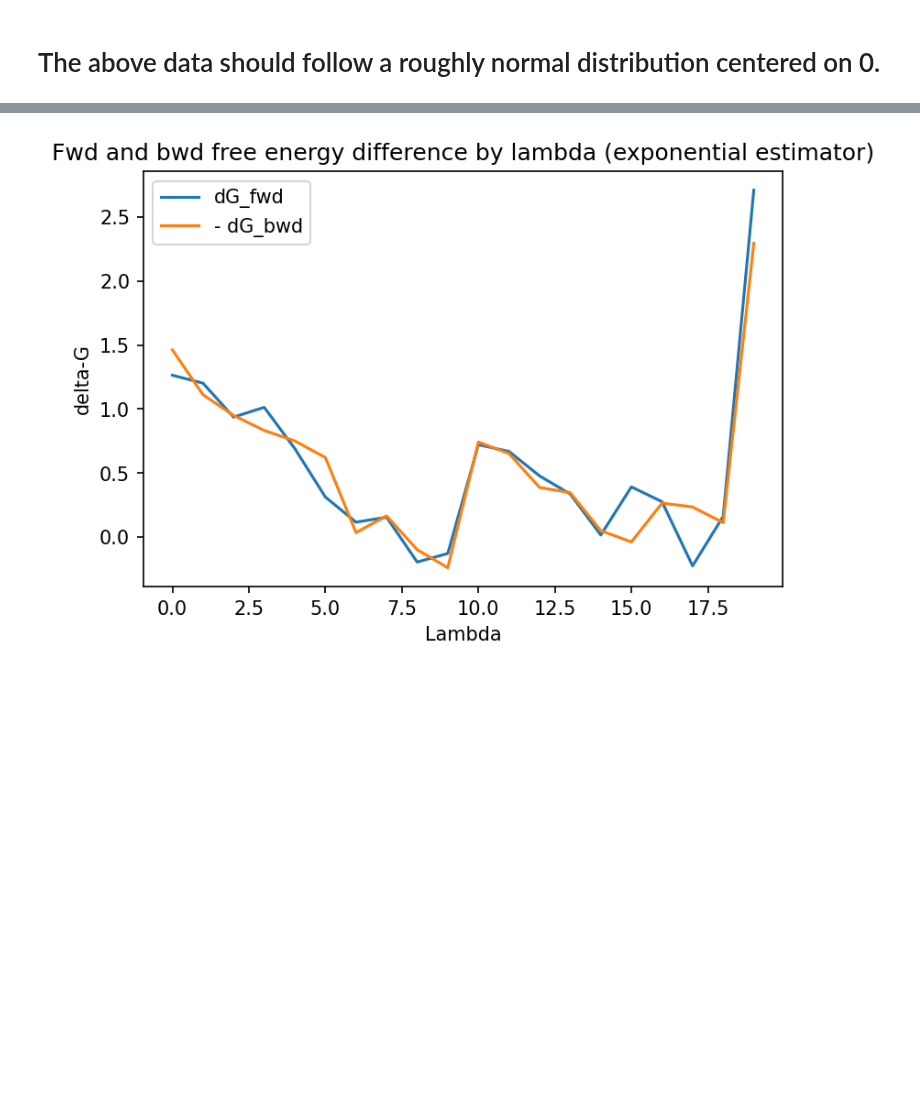
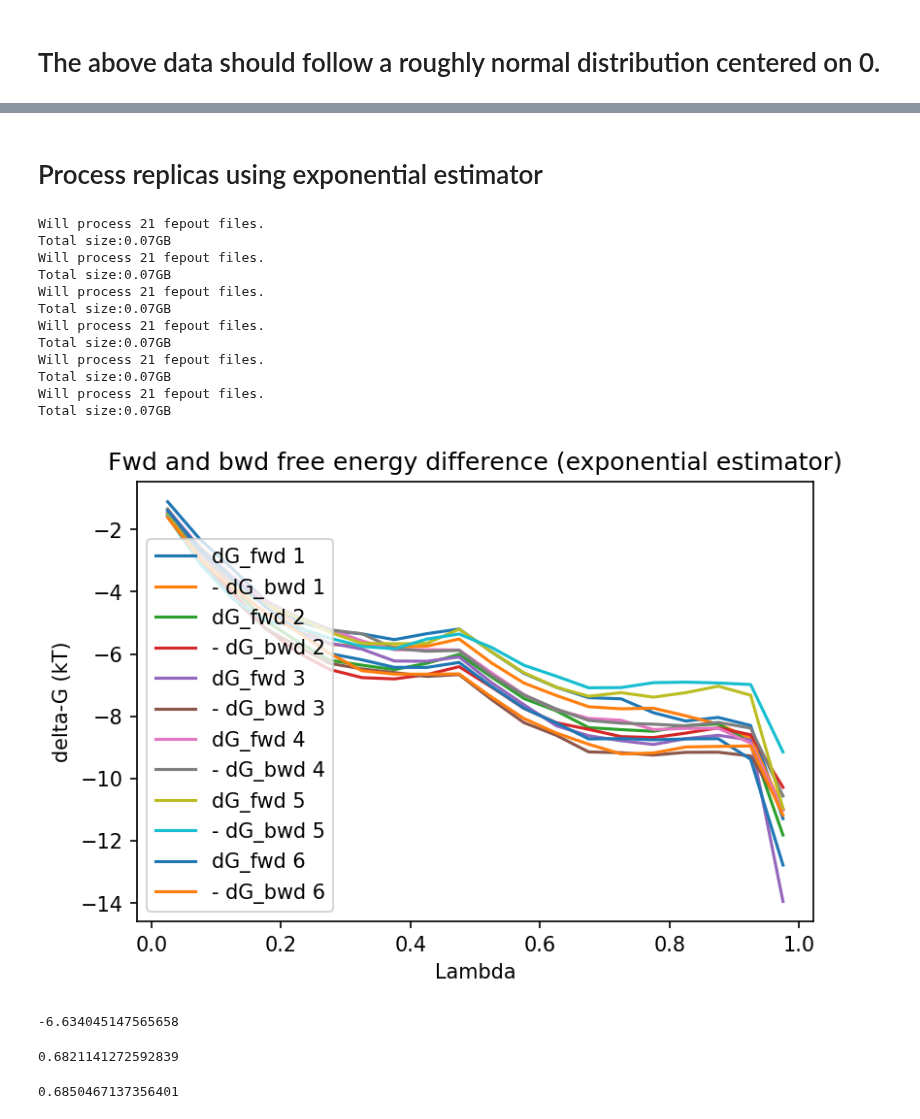
Before and after one commit to BranniganLab/safep, a Jupyter notebook: BAR_NAMD_alchemlyb.ipynb, the cells around one changed output, grey strips where cells are left out. Cells and saved outputs as stored; diff of their text form; code cells hidden in the pictures; blank space fills up the shorter version.

```diff
--- a/BAR_NAMD_alchemlyb.ipynb
+++ b/BAR_NAMD_alchemlyb.ipynb
@@ -296,11 +214,66 @@ plt.savefig(f'{path}distribution_{affix}.png', dpi=600)
-# %%
-plt.plot( dG_f, label='dG_fwd')
-plt.plot(-dG_b, label='- dG_bwd')
-
-plt.title('Fwd and bwd free energy difference by lambda (exponential estimator)')
-plt.xlabel('Lambda')
-plt.ylabel('delta-G')
-plt.legend()
-plt.savefig("change_by_lambda_trimmed.png", dpi=1200)
-# %% [output]
-[figure, removed]
+# %% [markdown]
+# Process replicas using exponential estimator
+# %%
+Fs = []
+Bs = []
+# %%
+for i in [1,2,3,4,5,6]:
+    path=f'../../GitHub/DNA_Prosthetic_Groups/Chol-TEG/FepoutData/Aqueous{i}/'
+    filename='*.fep*'
+    fepoutFiles = glob(path+filename)
+    temperature = 300
+    RT = 0.00198720650096 * temperature # ca. 0.59kcal/mol
+    totalSize = 0
+    for file in fepoutFiles:
+        totalSize += os.path.getsize(file)
+    print(f"Will process {len(fepoutFiles)} fepout files.\nTotal size:{np.round(totalSize/10**9, 2)}GB")
+
+    pickles = glob(f"{path}*.pkl")
+
+    pickleDFs = []
+    for pickle in pickles:
+        pickleDFs.append(pd.read_pickle(pickle))
+
+    u_nk = pd.concat(pickleDFs)
+
+    l, l_mid, dG_f, dG_b = get_EXP(u_nk)
+
+    dG_fcumsum = np.cumsum(-dG_f)
+    dG_bcumsum = np.cumsum(dG_b)
+    plt.plot(lambdas, dG_fcumsum, label=f'dG_fwd {i}')
+    plt.plot(lambdas, dG_bcumsum, label=f'- dG_bwd {i}')
+
+    plt.title('Fwd and bwd free energy difference (exponential estimator)')
+    plt.xlabel('Lambda')
+    plt.ylabel('delta-G (kT)')
+    plt.legend()
+    plt.savefig(f"{path}change_trimmed.png", dpi=1200)
+
+    Fs.append(dG_fcumsum[-1]*0.59)
+    Bs.append(dG_bcumsum[-1]*0.59)
+# %% [output]
+Will process 21 fepout files.
+Total size:0.07GB
+Will process 21 fepout files.
+Total size:0.07GB
+Will process 21 fepout files.
+Total size:0.07GB
+Will process 21 fepout files.
+Total size:0.07GB
+Will process 21 fepout files.
+Total size:0.07GB
+Will process 21 fepout files.
+Total size:0.07GB
+[figure, added]
+# %%
+np.mean([np.mean(Fs), np.mean(Bs)])
+# %% [output]
+-6.634045147565658
+# %%
+np.std([Fs, Bs])
+# %% [output]
+0.6821141272592839
+# %%
+np.sqrt(0.68**2+0.083**2)
+# %% [output]
+0.6850467137356401
```
Also changed, not shown: parts of 19 cells of this notebook, 2 other files.
